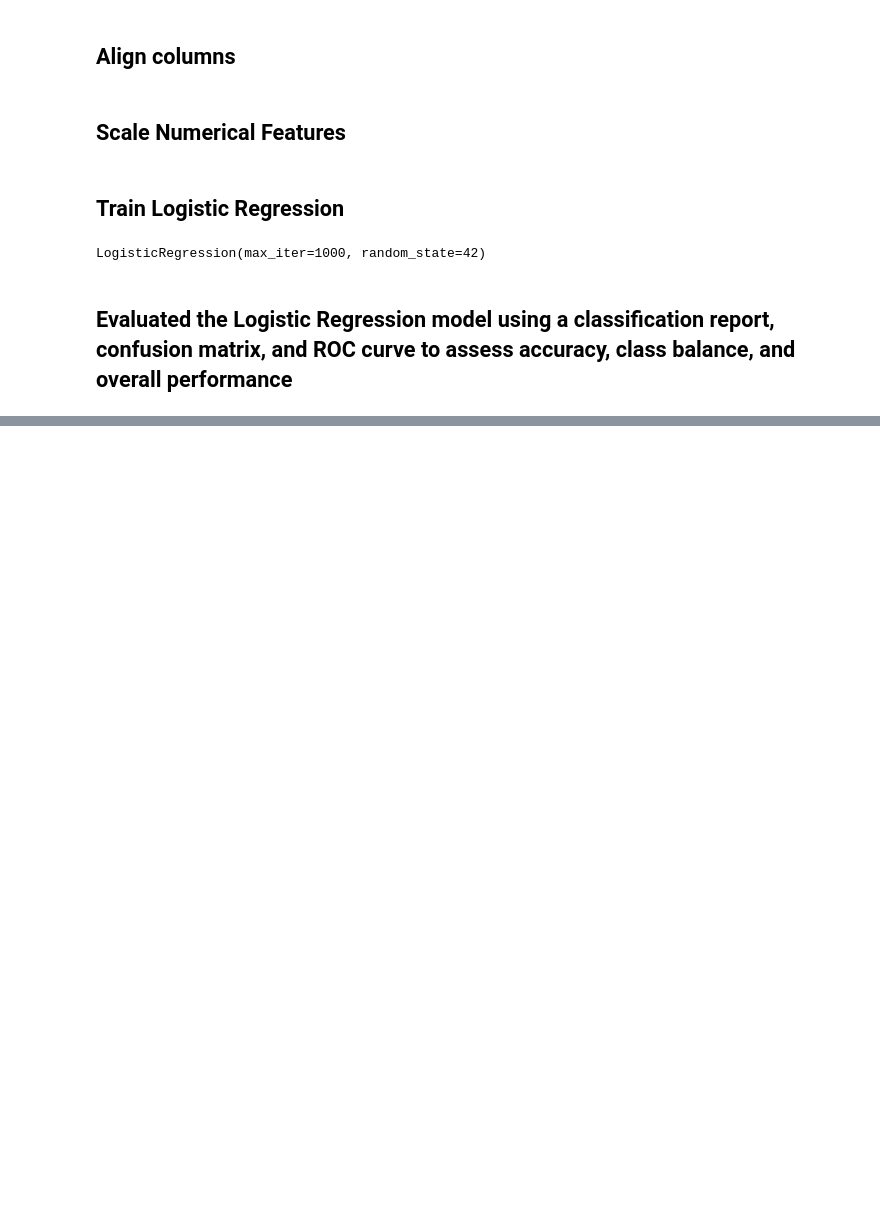
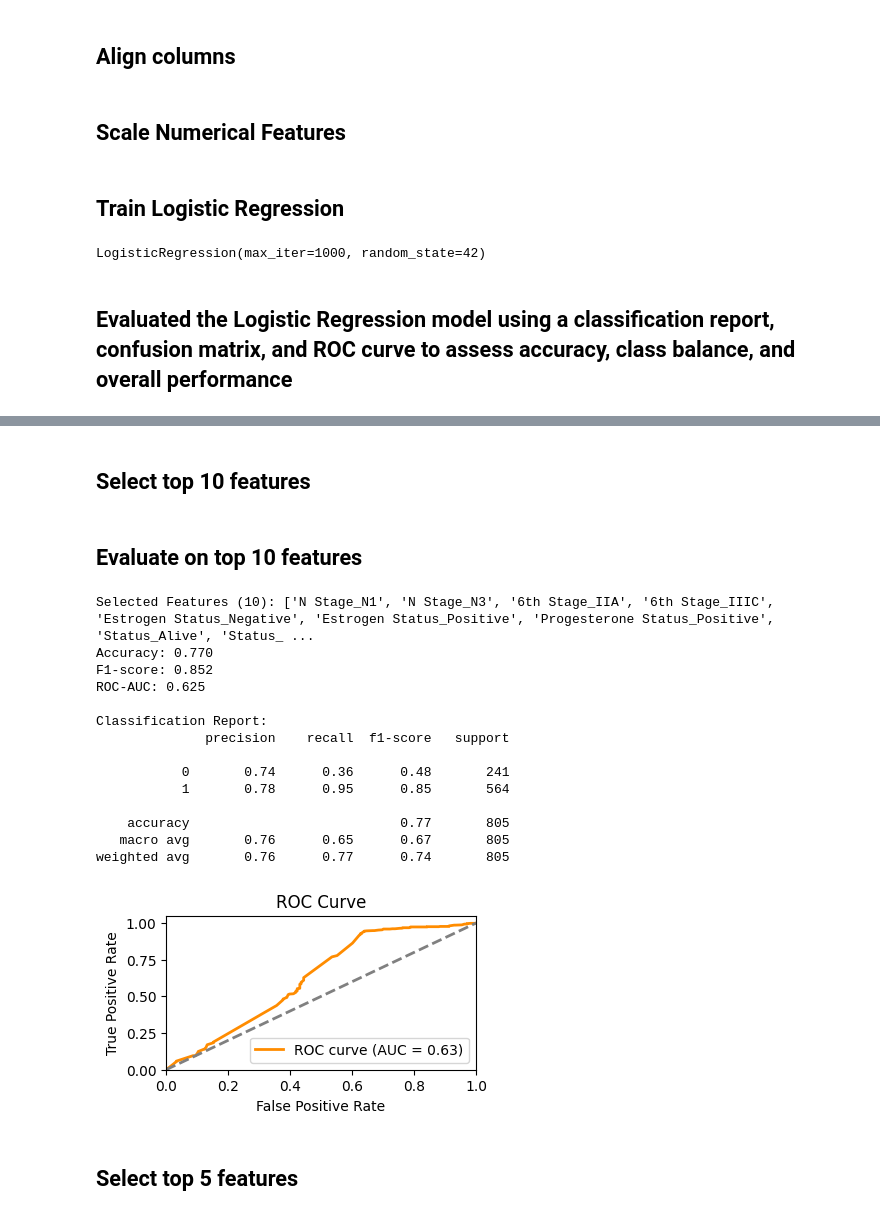
Before and after one commit to MichaelYemane707/breast_cancer_prediction, a Jupyter notebook: LogisticR.ipynb, the cells around one changed output, grey strips where cells are left out. Cells and saved outputs as stored; diff of their text form; code cells hidden in the pictures; blank space fills up the shorter version.

```diff
--- a/LogisticR.ipynb
+++ b/LogisticR.ipynb
@@ -198,0 +215,66 @@ weighted avg       0.76      0.77      0.74       805
+# %%
+def evaluate_model(X_data, selected_feature_indices, feature_names):
+    X_sel = X_data[:, selected_feature_indices]
+
+    X_train, X_test, y_train, y_test = train_test_split(X_sel, y, test_size=0.2, random_state=42, stratify=y)
+
+    scaler = StandardScaler()
+    X_train_scaled = scaler.fit_transform(X_train)
+    X_test_scaled = scaler.transform(X_test)
+
+    clf = LogisticRegression(max_iter=1000, random_state=42)
+    clf.fit(X_train_scaled, y_train)
+
+    y_pred = clf.predict(X_test_scaled)
+    y_prob = clf.predict_proba(X_test_scaled)[:, 1]
+
+    accuracy = accuracy_score(y_test, y_pred)
+    f1 = f1_score(y_test, y_pred)
+    roc_auc = roc_auc_score(y_test, y_prob)
+
+    print(f"Selected Features ({len(selected_feature_indices)}): {[feature_names[i] for i in selected_feature_indices]}")
+    print(f"Accuracy: {accuracy:.3f}")
+    print(f"F1-score: {f1:.3f}")
+    print(f"ROC-AUC: {roc_auc:.3f}")
+    print("\nClassification Report:")
+    print(classification_report(y_test, y_pred))
+
+    fpr, tpr, _ = roc_curve(y_test, y_prob)
+    plt.figure(figsize=(4,2))
+    plt.plot(fpr, tpr, color='darkorange', lw=2, label=f"ROC curve (AUC = {roc_auc:.2f})")
+    plt.plot([0, 1], [0, 1], color='gray', lw=2, linestyle='--')
+    plt.xlim([0.0, 1.0])
+    plt.ylim([0.0, 1.05])
+    plt.xlabel('False Positive Rate')
+    plt.ylabel('True Positive Rate')
+    plt.title('ROC Curve')
+    plt.legend(loc="lower right")
+    plt.show()
+# %% [markdown]
+## Select top 10 features
+# %%
+selector_10 = SelectKBest(score_func=f_classif, k=10)
+selector_10.fit(X_encoded, y)
+top10_indices = selector_10.get_support(indices=True)
+# %% [markdown]
+## Evaluate on top 10 features
+# %%
+evaluate_model(X_encoded, top10_indices, all_feature_names)
+# %% [output]
+Selected Features (10): ['N Stage_N1', 'N Stage_N3', '6th Stage_IIA', '6th Stage_IIIC', 'Estrogen Status_Negative', 'Estrogen Status_Positive', 'Progesterone Status_Positive', 'Status_Alive', 'Status_ ...
+Accuracy: 0.770
+F1-score: 0.852
+ROC-AUC: 0.625
+
+Classification Report:
+              precision    recall  f1-score   support
+
+           0       0.74      0.36      0.48       241
+           1       0.78      0.95      0.85       564
+
+    accuracy                           0.77       805
+   macro avg       0.76      0.65      0.67       805
+weighted avg       0.76      0.77      0.74       805
+[figure, added]
+# %% [markdown]
+## Select top 5 features
```
Also changed, not shown: parts of 10 cells of this notebook.
